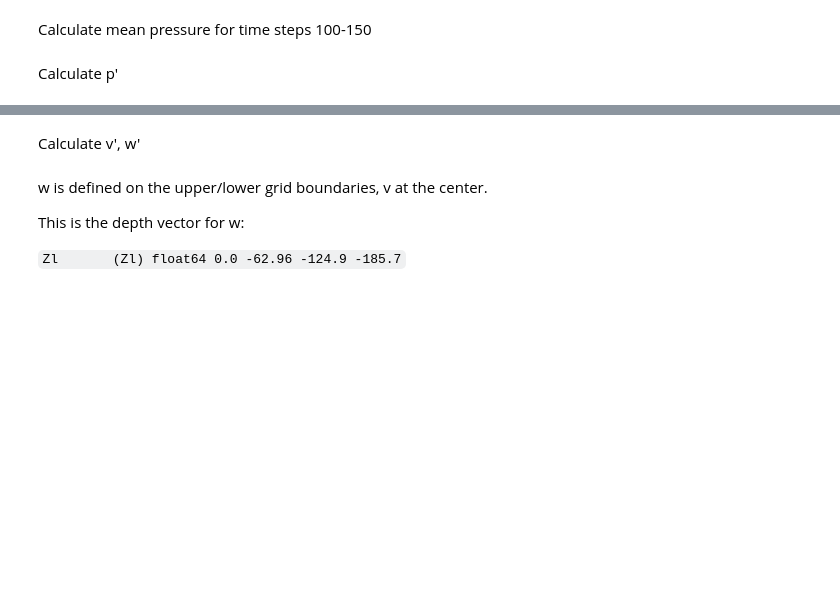
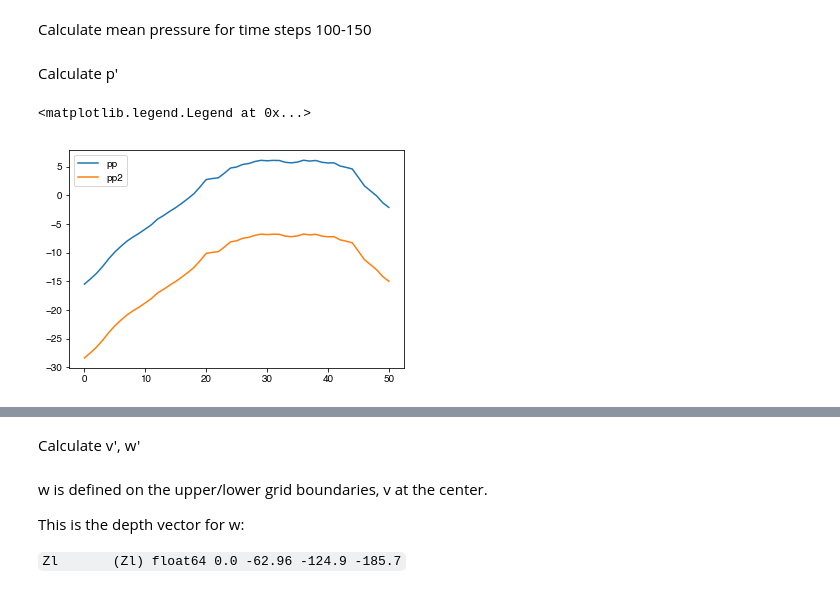
Before and after one commit to gunnarvoet/flow-across-bump, a Jupyter notebook: analysis/bump_analysis.ipynb, the cells around one changed output, grey strips where cells are left out. Cells and saved outputs as stored; diff of their text form; code cells hidden in the pictures; blank space fills up the shorter version.

```diff
--- a/analysis/bump_analysis.ipynb
+++ b/analysis/bump_analysis.ipynb
@@ -396,0 +460,11 @@ pp = P[99:150,:,:]-meanP
+# %%
+pp = P[99:150,:,:]-meanP
+# using just the anomalies should also give us pressure perturbations?
+pp2 = phi_hyd2*rho0 + phi_nh2*rho0
+# %%
+plt.plot(pp[:,50,1000],label='pp')
+plt.plot(pp2[99:150,50,1000],label='pp2')
+plt.legend()
+# %% [output]
+<matplotlib.legend.Legend at 0x...>
+[figure, added]
```
Also changed, not shown: parts of 32 cells of this notebook, 2 other files.
